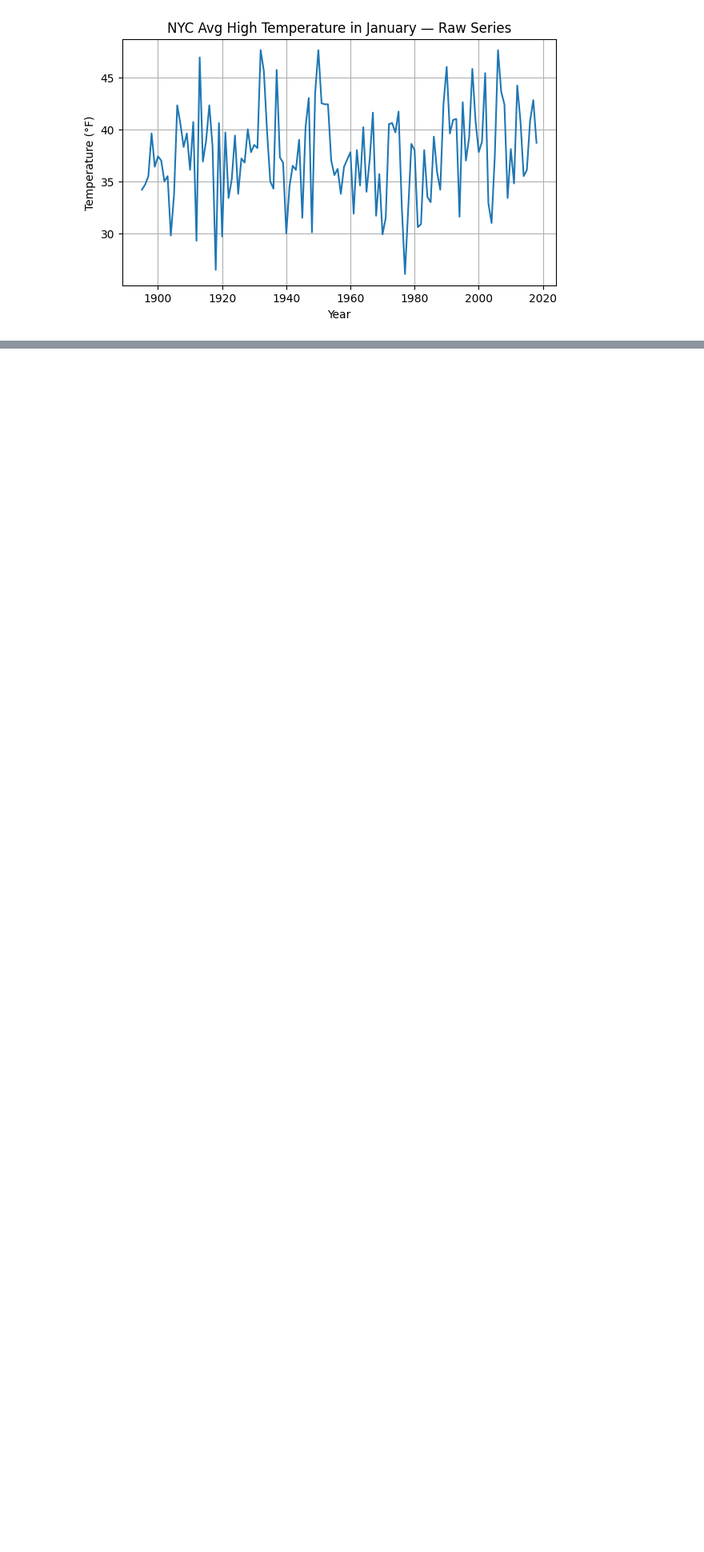
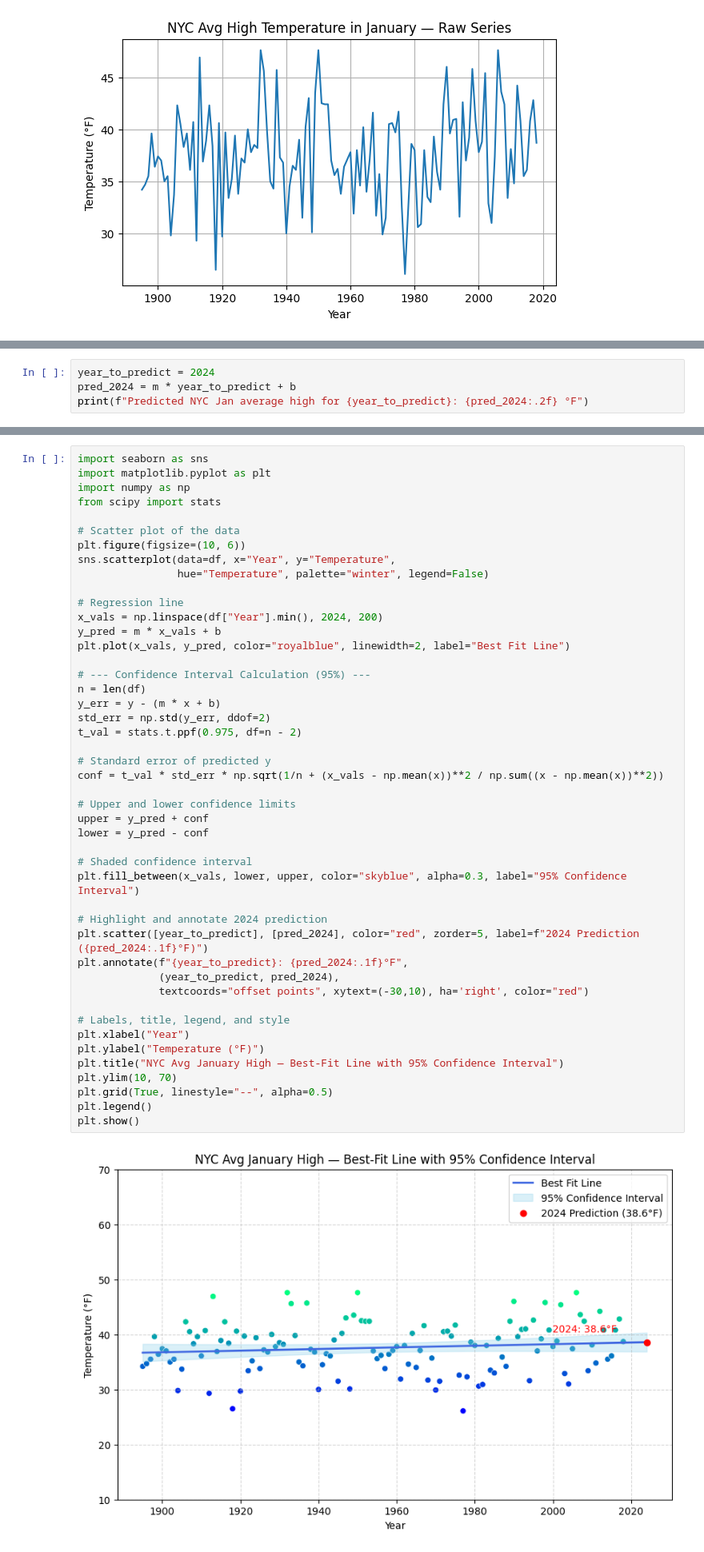
Before and after one commit to brendonmcnulty/datafun-07-ml, a Jupyter notebook: brendon_ml_final.ipynb, the cells around one changed output, grey strips where cells are left out. Shown at 80% size. Saved outputs shown, nothing was run; the diff lists cells and outputs as text; blank space fills up the shorter version.

Commit message:
Finalize ML Final: added linregress model, 2024 prediction, and 95% confidence interval visualization

```diff
--- a/brendon_ml_final.ipynb
+++ b/brendon_ml_final.ipynb
@@ -191,0 +235,4 @@ Text(0.5, 0, 'Year')
+# %%
+year_to_predict = 2024
+pred_2024 = m * year_to_predict + b
+print(f"Predicted NYC Jan average high for {year_to_predict}: {pred_2024:.2f} °F")
@@ -191,0 +246,48 @@ Text(0.5, 0, 'Year')
+# %%
+import seaborn as sns
+import matplotlib.pyplot as plt
+import numpy as np
+from scipy import stats
+
+# Scatter plot of the data
+plt.figure(figsize=(10, 6))
+sns.scatterplot(data=df, x="Year", y="Temperature",
+                hue="Temperature", palette="winter", legend=False)
+
+# Regression line
+x_vals = np.linspace(df["Year"].min(), 2024, 200)
+y_pred = m * x_vals + b
+plt.plot(x_vals, y_pred, color="royalblue", linewidth=2, label="Best Fit Line")
+
+# --- Confidence Interval Calculation (95%) ---
+n = len(df)
+y_err = y - (m * x + b)
+std_err = np.std(y_err, ddof=2)
+t_val = stats.t.ppf(0.975, df=n - 2)
+
+# Standard error of predicted y
+conf = t_val * std_err * np.sqrt(1/n + (x_vals - np.mean(x))**2 / np.sum((x - np.mean(x))**2))
+
+# Upper and lower confidence limits
+upper = y_pred + conf
+lower = y_pred - conf
+
+# Shaded confidence interval
+plt.fill_between(x_vals, lower, upper, color="skyblue", alpha=0.3, label="95% Confidence Interval")
+
+# Highlight and annotate 2024 prediction
+plt.scatter([year_to_predict], [pred_2024], color="red", zorder=5, label=f"2024 Prediction ({pred_2024:.1f}°F)")
+plt.annotate(f"{year_to_predict}: {pred_2024:.1f}°F",
+             (year_to_predict, pred_2024),
+             textcoords="offset points", xytext=(-30,10), ha='right', color="red")
+
+# Labels, title, legend, and style
+plt.xlabel("Year")
+plt.ylabel("Temperature (°F)")
+plt.title("NYC Avg January High — Best-Fit Line with 95% Confidence Interval")
+plt.ylim(10, 70)
+plt.grid(True, linestyle="--", alpha=0.5)
+plt.legend()
+plt.show()
+# %% [output]
+[figure, added]
```
Also changed, not shown: parts of 6 cells of this notebook.
